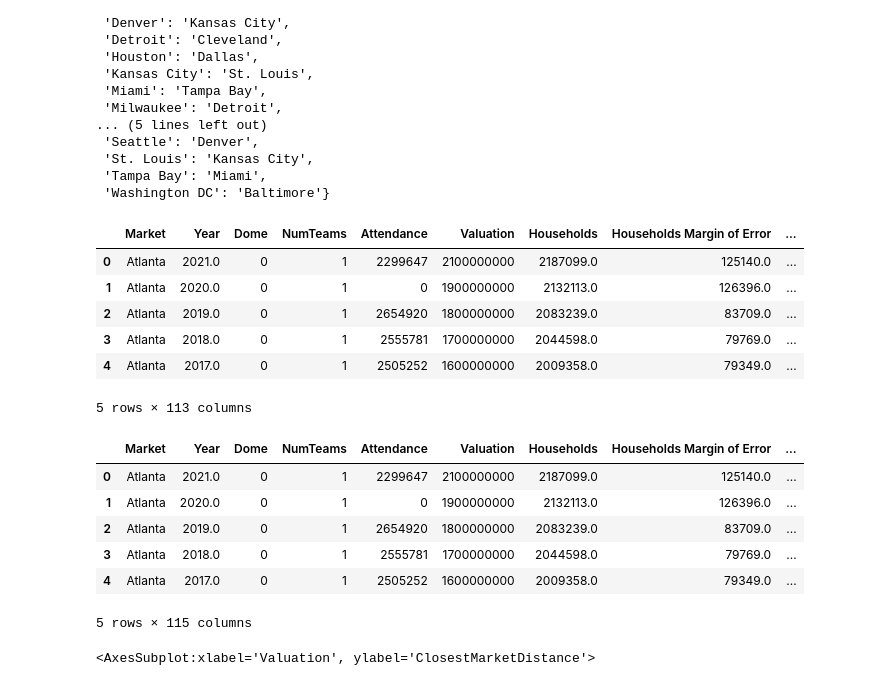
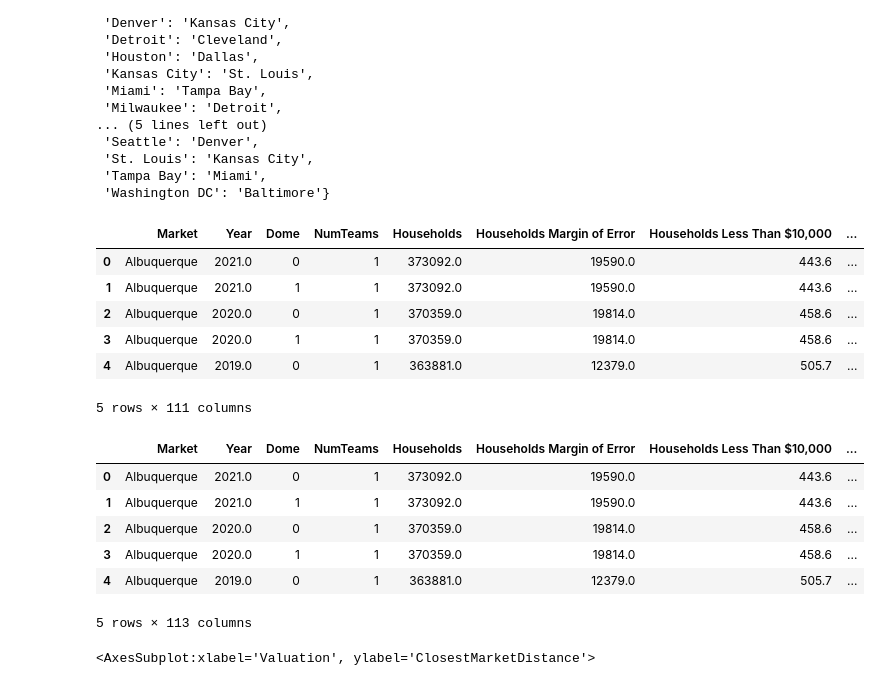
Before and after one commit to jmayanja33/predicting-mlb-attendance, a Jupyter notebook: Code/DataCleaning/add_nearest_market.ipynb, the cells around one changed output. Drawn from its saved outputs; the diff is of its cells as text; code cells hidden in the pictures.

Commit message:
Add ClosestMarket & ClosestMarketDistance for new markets

```diff
--- a/Code/DataCleaning/add_nearest_market.ipynb
+++ b/Code/DataCleaning/add_nearest_market.ipynb
@@ -76,15 +76,18 @@ closest_market_map
 # %%
 # Load current data
 current_data = pd.read_csv("../../Data/CSVData/cleaned_current_markets_data.csv")
 current_data.head()
+
+new_data = pd.read_csv("../../Data/CSVData/cleaned_new_markets_data.csv")
+new_data.head()
 # %% [output]
-|  | Market | Year | Dome | NumTeams | Attendance | Valuation | Households | Households Margin of Error | ... |
-| 0 | Atlanta | 2021.0 | 0 | 1 | 2299647 | 2100000000 | 2187099.0 | 125140.0 | ... |
-| 1 | Atlanta | 2020.0 | 0 | 1 | 0 | 1900000000 | 2132113.0 | 126396.0 | ... |
-| 2 | Atlanta | 2019.0 | 0 | 1 | 2654920 | 1800000000 | 2083239.0 | 83709.0 | ... |
-| 3 | Atlanta | 2018.0 | 0 | 1 | 2555781 | 1700000000 | 2044598.0 | 79769.0 | ... |
-| 4 | Atlanta | 2017.0 | 0 | 1 | 2505252 | 1600000000 | 2009358.0 | 79349.0 | ... |
+|  | Market | Year | Dome | NumTeams | Households | Households Margin of Error | Households Less Than $10,000 | ... |
+| 0 | Albuquerque | 2021.0 | 0 | 1 | 373092.0 | 19590.0 | 443.6 | ... |
+| 1 | Albuquerque | 2021.0 | 1 | 1 | 373092.0 | 19590.0 | 443.6 | ... |
+| 2 | Albuquerque | 2020.0 | 0 | 1 | 370359.0 | 19814.0 | 458.6 | ... |
+| 3 | Albuquerque | 2020.0 | 1 | 1 | 370359.0 | 19814.0 | 458.6 | ... |
+| 4 | Albuquerque | 2019.0 | 0 | 1 | 363881.0 | 12379.0 | 505.7 | ... |
-5 rows × 113 columns
+5 rows × 111 columns
 # %%
 current_data["ClosestMarket"] = current_data["Market"]
 current_data.loc[:, "ClosestMarket"] = current_data.loc[:, "ClosestMarket"].map(closest_market_map)
@@ -92,14 +95,20 @@ current_data.loc[:, "ClosestMarket"] = current_data.loc[:, "ClosestMarket"].map(
 current_data["ClosestMarketDistance"] = current_data["Market"]
 current_data.loc[:, "ClosestMarketDistance"] = current_data.loc[:, "ClosestMarketDistance"].map(distance_to_map)
 
-current_data.head()
+new_data["ClosestMarket"] = new_data["Market"]
+new_data.loc[:, "ClosestMarket"] = new_data.loc[:, "ClosestMarket"].map(closest_market_map)
+
+new_data["ClosestMarketDistance"] = new_data["Market"]
+new_data.loc[:, "ClosestMarketDistance"] = new_data.loc[:, "ClosestMarketDistance"].map(distance_to_map)
+
+new_data.head()
 # %% [output]
-|  | Market | Year | Dome | NumTeams | Attendance | Valuation | Households | Households Margin of Error | ... |
-| 0 | Atlanta | 2021.0 | 0 | 1 | 2299647 | 2100000000 | 2187099.0 | 125140.0 | ... |
-| 1 | Atlanta | 2020.0 | 0 | 1 | 0 | 1900000000 | 2132113.0 | 126396.0 | ... |
-| 2 | Atlanta | 2019.0 | 0 | 1 | 2654920 | 1800000000 | 2083239.0 | 83709.0 | ... |
-| 3 | Atlanta | 2018.0 | 0 | 1 | 2555781 | 1700000000 | 2044598.0 | 79769.0 | ... |
-| 4 | Atlanta | 2017.0 | 0 | 1 | 2505252 | 1600000000 | 2009358.0 | 79349.0 | ... |
+|  | Market | Year | Dome | NumTeams | Households | Households Margin of Error | Households Less Than $10,000 | ... |
+| 0 | Albuquerque | 2021.0 | 0 | 1 | 373092.0 | 19590.0 | 443.6 | ... |
+| 1 | Albuquerque | 2021.0 | 1 | 1 | 373092.0 | 19590.0 | 443.6 | ... |
+| 2 | Albuquerque | 2020.0 | 0 | 1 | 370359.0 | 19814.0 | 458.6 | ... |
+| 3 | Albuquerque | 2020.0 | 1 | 1 | 370359.0 | 19814.0 | 458.6 | ... |
+| 4 | Albuquerque | 2019.0 | 0 | 1 | 363881.0 | 12379.0 | 505.7 | ... |
-5 rows × 115 columns
+5 rows × 113 columns
 # %%
 current_data.to_csv("../../Data/CSVData/enriched_clean_current_markets_data.csv", index=False)
```
Also changed, not shown: parts of 1 cell of this notebook, 1 other file.
